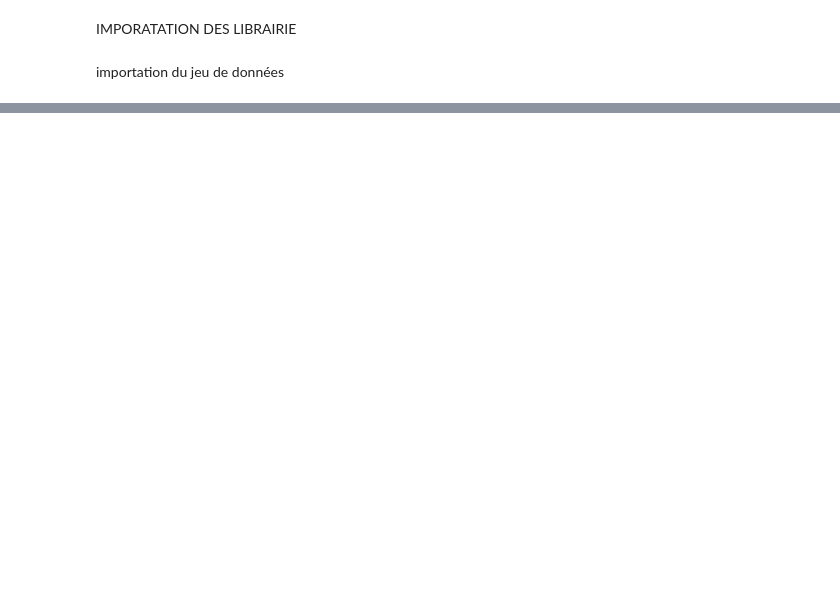
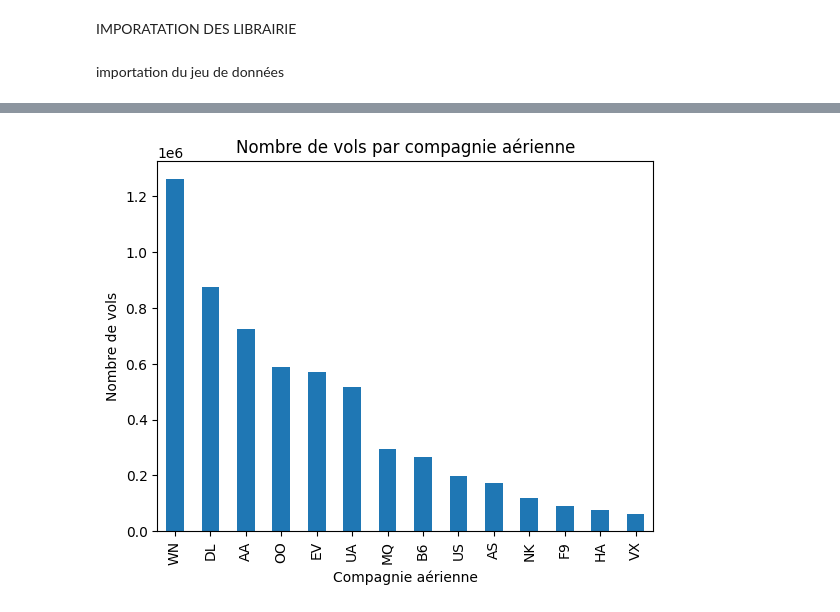
Before and after one commit to Mleandra/TP-5IAE, a Jupyter notebook: NoteBook/5iAE RANDOM generation of data.ipynb, the cells around one changed output, grey strips where cells are left out. Cells and saved outputs as stored; diff of their text form; code cells hidden in the pictures; blank space fills up the shorter version.

```diff
--- a/NoteBook/5iAE RANDOM generation of data.ipynb
+++ b/NoteBook/5iAE RANDOM generation of data.ipynb
@@ -34,0 +108,9 @@ data_info(df)
+# %%
+airline_counts = df['AIRLINE'].value_counts()
+airline_counts.plot(kind='bar')
+plt.title('Nombre de vols par compagnie aérienne')
+plt.xlabel('Compagnie aérienne')
+plt.ylabel('Nombre de vols')
+plt.show()
+# %% [output]
+[figure, added]
```
Also changed, not shown: parts of 29 cells of this notebook, 4 other files.
